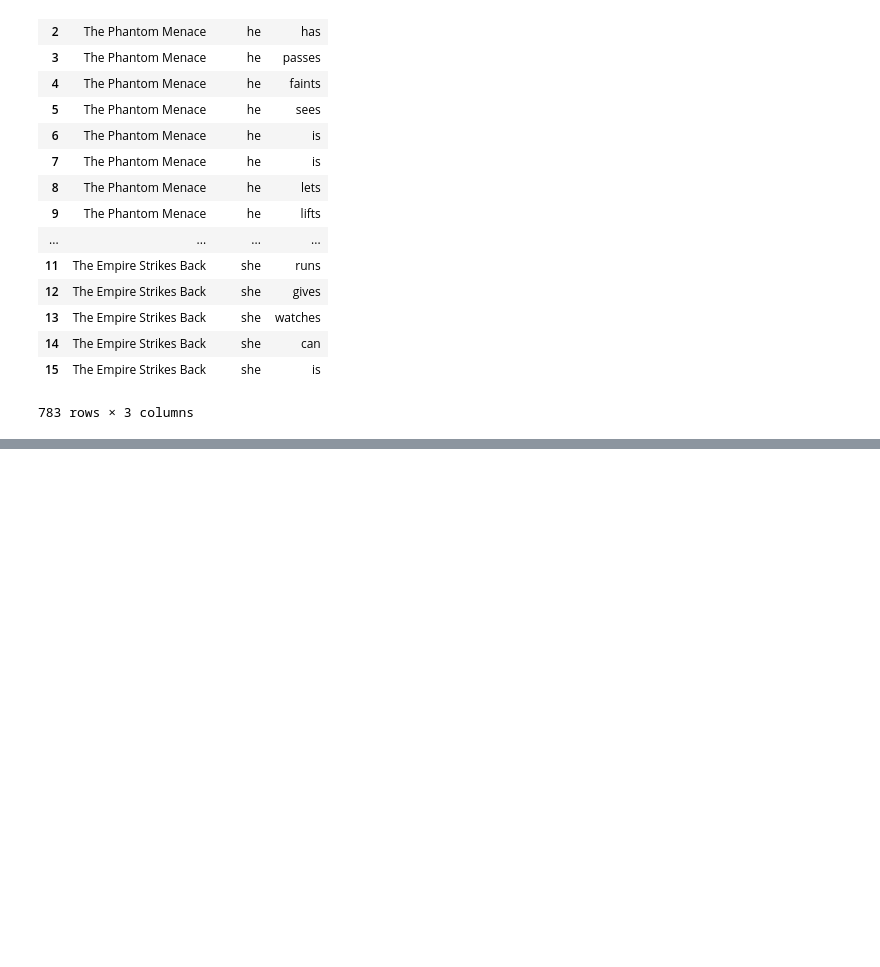
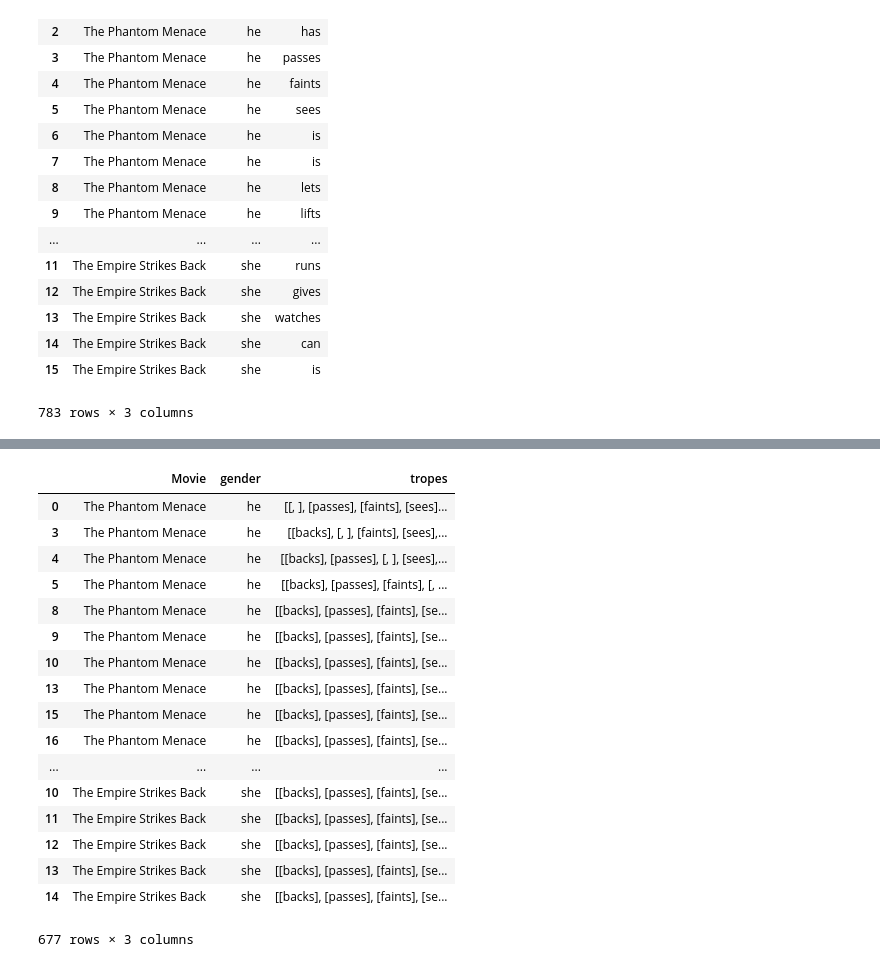
Before and after one commit to JulienAssouline/data-studios-projects, a Jupyter notebook: code/Star_Wars_project/Star Wars tropes.ipynb, the cells around one changed output, grey strips where cells are left out. Saved outputs shown, nothing was run; the diff lists cells and outputs as text; code cells hidden in the pictures; blank space fills up the shorter version.

```diff
--- a/code/Star_Wars_project/Star Wars tropes.ipynb
+++ b/code/Star_Wars_project/Star Wars tropes.ipynb
@@ -972,0 +1022,3 @@ Star_Wars_tropes.to_csv("Star_Wars_tropes.csv")
+# %%
+from nltk.corpus import stopwords
+stop = stopwords.words('english')
@@ -972,0 +1076,23 @@ Star_Wars_tropes.to_csv("Star_Wars_tropes.csv")
+# %%
+Star_Wars_tropes_stop_words['tropes'] = Star_Wars_tropes_stop_words['tropes'].apply(lambda x: [item for item in Star_Wars_tropes_stop_words["tropes"].str.split(x) if item not in stop])
+# %%
+Star_Wars_tropes_stop_words
+# %% [output]
+|  | Movie | gender | tropes |
+| 0 | The Phantom Menace | he | [[, ], [passes], [faints], [sees]... |
+| 3 | The Phantom Menace | he | [[backs], [, ], [faints], [sees],... |
+| 4 | The Phantom Menace | he | [[backs], [passes], [, ], [sees],... |
+| 5 | The Phantom Menace | he | [[backs], [passes], [faints], [, ... |
+| 8 | The Phantom Menace | he | [[backs], [passes], [faints], [se... |
+| 9 | The Phantom Menace | he | [[backs], [passes], [faints], [se... |
+| 10 | The Phantom Menace | he | [[backs], [passes], [faints], [se... |
+| 13 | The Phantom Menace | he | [[backs], [passes], [faints], [se... |
+| 15 | The Phantom Menace | he | [[backs], [passes], [faints], [se... |
+| 16 | The Phantom Menace | he | [[backs], [passes], [faints], [se... |
+| ... | ... | ... | ... |
+| 10 | The Empire Strikes Back | she | [[backs], [passes], [faints], [se... |
+| 11 | The Empire Strikes Back | she | [[backs], [passes], [faints], [se... |
+| 12 | The Empire Strikes Back | she | [[backs], [passes], [faints], [se... |
+| 13 | The Empire Strikes Back | she | [[backs], [passes], [faints], [se... |
+| 14 | The Empire Strikes Back | she | [[backs], [passes], [faints], [se... |
+677 rows × 3 columns
```
Also changed, not shown: parts of 13 cells of this notebook.
